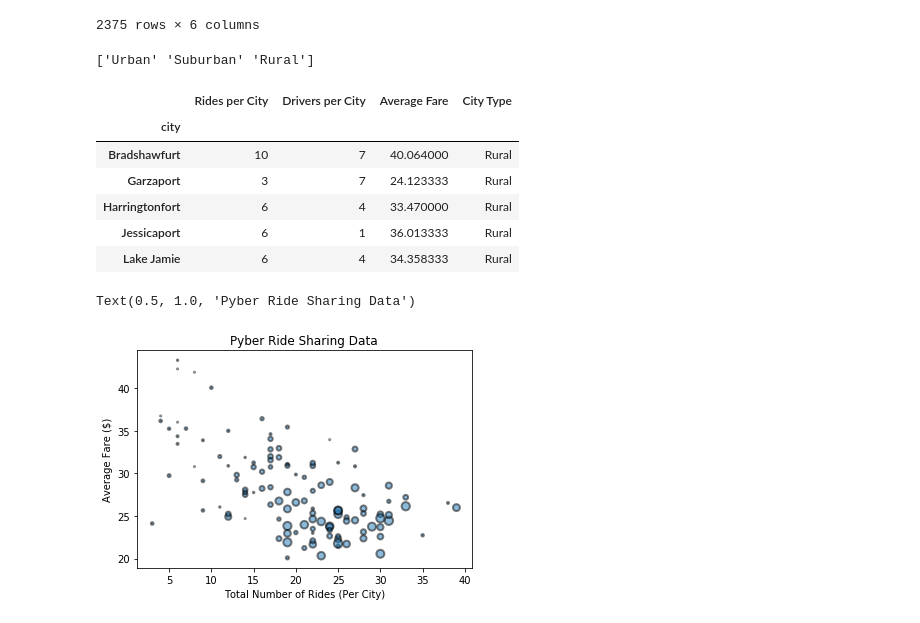
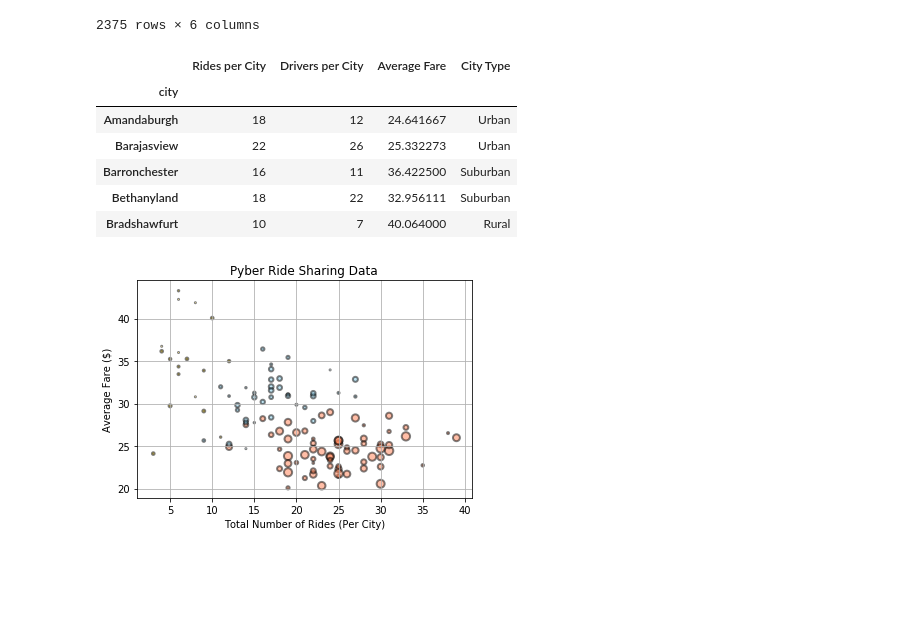
Before and after one commit to claridyd/MatplotlibHomework, a Jupyter notebook: pyber.ipynb, the cells around one changed output. Drawn from its saved outputs; the diff is of its cells as text; code cells hidden in the pictures; blank space fills up the shorter version.

Commit message:
after city type scatterplot

```diff
--- a/pyber.ipynb
+++ b/pyber.ipynb
@@ -42,7 +42,7 @@ combo_data
 # %%
 # what are the city types
 city_type = combo_data["type"].unique()
-print(city_type)
+#print(city_type)
 
 #Group by City
 city_grp = combo_data.groupby("city")
@@ -73,28 +73,40 @@ city_summary = pd.DataFrame({"Rides per City": rides_per_city,
                             "Drivers per City": drivers_city,
                             "Average Fare": avg_fare,
                             "City Type": city_type})
-#Print City Summary Report
-urban_summary = city_summary.loc[city_summary["City Type"]== "Urban"]
-#urban_summary.head()
-suburban_summary = city_summary.loc[city_summary["City Type"]== "Suburban"]
-#suburban_summary.head()
-rural_summary = city_summary.loc[city_summary["City Type"]== "Rural"]
-rural_summary.head()
+city_summary.head()
 # %% [output]
-['Urban' 'Suburban' 'Rural']
 |  | Rides per City | Drivers per City | Average Fare | City Type |
 | city |  |  |  |  |
+| Amandaburgh | 18 | 12 | 24.641667 | Urban |
+| Barajasview | 22 | 26 | 25.332273 | Urban |
+| Barronchester | 16 | 11 | 36.422500 | Suburban |
+| Bethanyland | 18 | 22 | 32.956111 | Suburban |
 | Bradshawfurt | 10 | 7 | 40.064000 | Rural |
-| Garzaport | 3 | 7 | 24.123333 | Rural |
-| Harringtonfort | 6 | 4 | 33.470000 | Rural |
-| Jessicaport | 6 | 1 | 36.013333 | Rural |
-| Lake Jamie | 6 | 4 | 34.358333 | Rural |
+# %%
+#Get x, y for the city types
+#Urban
+urban_summary = city_summary.loc[city_summary["City Type"]== "Urban"]
+urban_rides = urban_summary["Rides per City"]
+urban_drivers = urban_summary["Drivers per City"]
+urban_avg = urban_summary["Average Fare"]
+#Suburban
+suburban_summary = city_summary.loc[city_summary["City Type"]== "Suburban"]
+suburban_rides = suburban_summary["Rides per City"]
+suburban_drivers = suburban_summary["Drivers per City"]
+suburban_avg = suburban_summary["Average Fare"]
+#Rural
+rural_summary = city_summary.loc[city_summary["City Type"]== "Rural"]
+rural_rides = rural_summary["Rides per City"]
+rural_drivers = rural_summary["Drivers per City"]
+rural_avg = rural_summary["Average Fare"]
 # %%
 # Create bubble plot
-plt.scatter(rides_per_city, avg_fare, s=drivers_city, alpha=0.5, edgecolors="black", linewidth=2)
+plt.scatter(urban_rides, urban_avg, s=urban_drivers, facecolors = "coral", alpha=0.5, edgecolors="black", linewidth=2, label = "Urban")
+plt.scatter(suburban_rides, suburban_avg, s=suburban_drivers, facecolors = "SkyBlue", alpha=0.5, edgecolors="black", linewidth=2, label = "Suburban")
+plt.scatter(rural_rides, rural_avg, s=rural_drivers, facecolors = "gold", alpha=0.5, edgecolors="black", linewidth=2, label = "Rural")
 plt.xlabel("Total Number of Rides (Per City)")
 plt.ylabel("Average Fare ($)" )
 plt.title("Pyber Ride Sharing Data")
+plt.grid()
 # %% [output]
-Text(0.5, 1.0, 'Pyber Ride Sharing Data')
-[figure, old version]
+[figure, new version]
```
Also changed, not shown: parts of 1 cell of this notebook.
